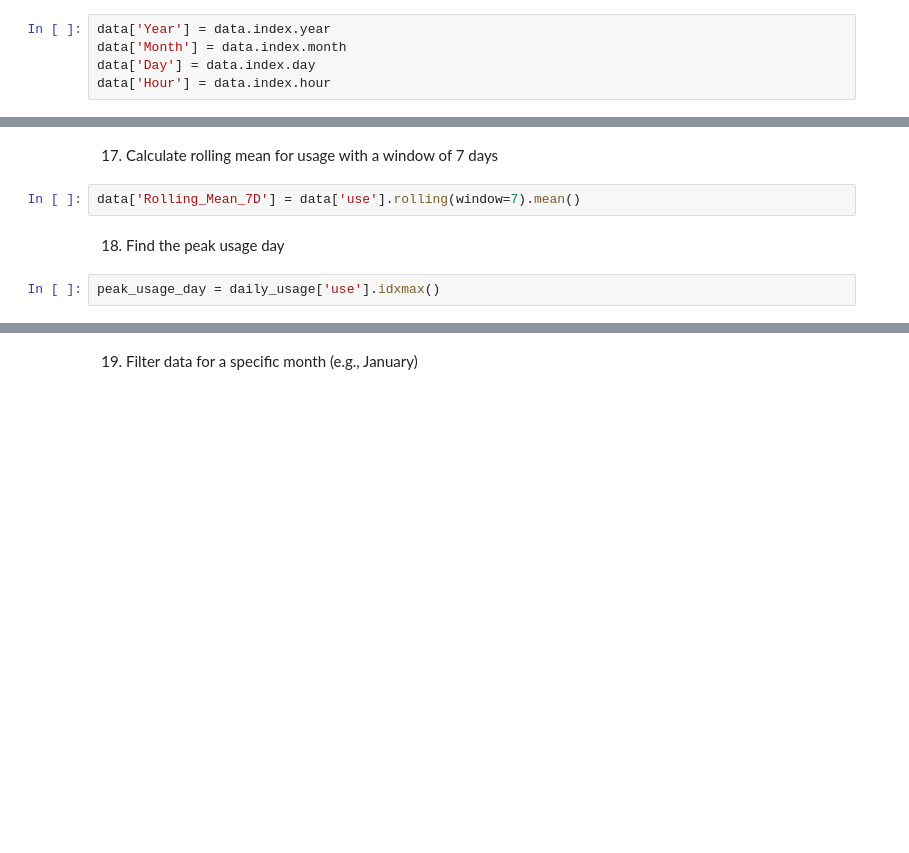
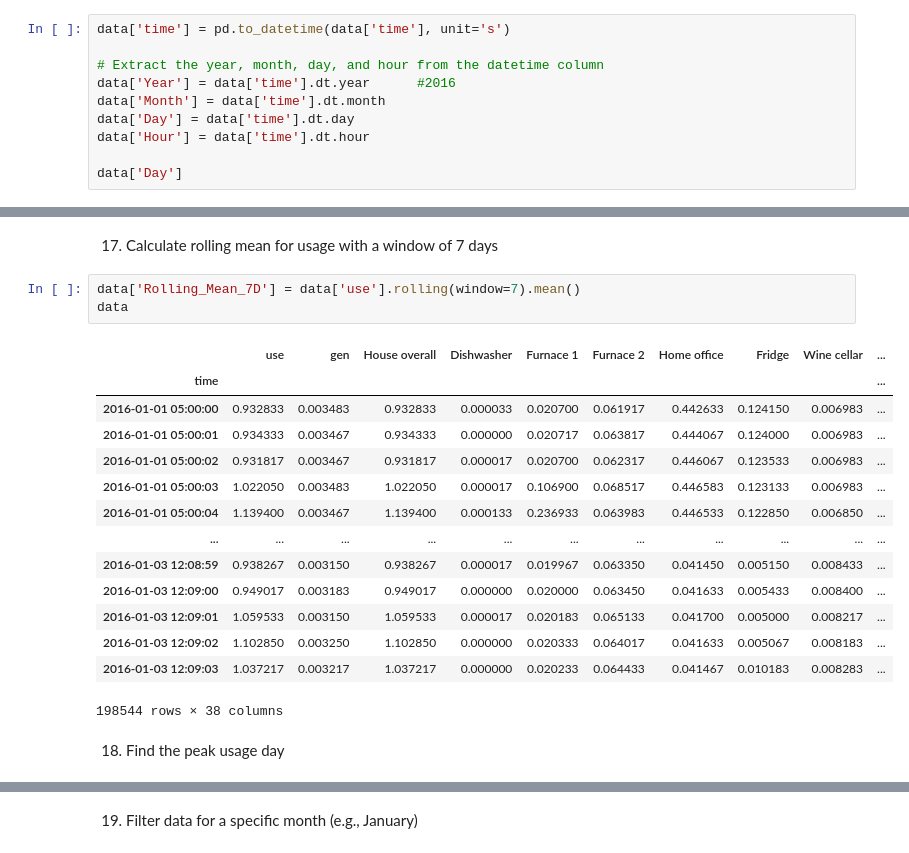
Before and after one commit to giridhar276/carrier, a Jupyter notebook: io_appliances_solutions.ipynb, the cells around one changed output, grey strips where cells are left out. Drawn from its saved outputs; the diff is of its cells as text; blank space fills up the shorter version.

```diff
--- a/io_appliances_solutions.ipynb
+++ b/io_appliances_solutions.ipynb
@@ -204,7 +228,12 @@ plt.show()
 # %% [markdown]
 15. Extract the year, month, day, and hour from the datetime column
 # %%
-data['Year'] = data.index.year
-data['Month'] = data.index.month
-data['Day'] = data.index.day
-data['Hour'] = data.index.hour
+data['time'] = pd.to_datetime(data['time'], unit='s')
+
+# Extract the year, month, day, and hour from the datetime column
+data['Year'] = data['time'].dt.year      #2016
+data['Month'] = data['time'].dt.month
+data['Day'] = data['time'].dt.day
+data['Hour'] = data['time'].dt.hour
+
+data['Day']
@@ -216,7 +274,21 @@ daily_usage = data.resample('D').sum()
 17. Calculate rolling mean for usage with a window of 7 days
 # %%
 data['Rolling_Mean_7D'] = data['use'].rolling(window=7).mean()
+data
+# %% [output]
+|  | use | gen | House overall | Dishwasher | Furnace 1 | Furnace 2 | Home office | Fridge | Wine cellar | ... |
+| time |  |  |  |  |  |  |  |  |  | ... |
+| 2016-01-01 05:00:00 | 0.932833 | 0.003483 | 0.932833 | 0.000033 | 0.020700 | 0.061917 | 0.442633 | 0.124150 | 0.006983 | ... |
+| 2016-01-01 05:00:01 | 0.934333 | 0.003467 | 0.934333 | 0.000000 | 0.020717 | 0.063817 | 0.444067 | 0.124000 | 0.006983 | ... |
+| 2016-01-01 05:00:02 | 0.931817 | 0.003467 | 0.931817 | 0.000017 | 0.020700 | 0.062317 | 0.446067 | 0.123533 | 0.006983 | ... |
+| 2016-01-01 05:00:03 | 1.022050 | 0.003483 | 1.022050 | 0.000017 | 0.106900 | 0.068517 | 0.446583 | 0.123133 | 0.006983 | ... |
+| 2016-01-01 05:00:04 | 1.139400 | 0.003467 | 1.139400 | 0.000133 | 0.236933 | 0.063983 | 0.446533 | 0.122850 | 0.006850 | ... |
+| ... | ... | ... | ... | ... | ... | ... | ... | ... | ... | ... |
+| 2016-01-03 12:08:59 | 0.938267 | 0.003150 | 0.938267 | 0.000017 | 0.019967 | 0.063350 | 0.041450 | 0.005150 | 0.008433 | ... |
+| 2016-01-03 12:09:00 | 0.949017 | 0.003183 | 0.949017 | 0.000000 | 0.020000 | 0.063450 | 0.041633 | 0.005433 | 0.008400 | ... |
+| 2016-01-03 12:09:01 | 1.059533 | 0.003150 | 1.059533 | 0.000017 | 0.020183 | 0.065133 | 0.041700 | 0.005000 | 0.008217 | ... |
+| 2016-01-03 12:09:02 | 1.102850 | 0.003250 | 1.102850 | 0.000000 | 0.020333 | 0.064017 | 0.041633 | 0.005067 | 0.008183 | ... |
+| 2016-01-03 12:09:03 | 1.037217 | 0.003217 | 1.037217 | 0.000000 | 0.020233 | 0.064433 | 0.041467 | 0.010183 | 0.008283 | ... |
+198544 rows × 38 columns
 # %% [markdown]
 18. Find the peak usage day
-# %%
-peak_usage_day = daily_usage['use'].idxmax()
```
Also changed, not shown: parts of 37 cells of this notebook.
